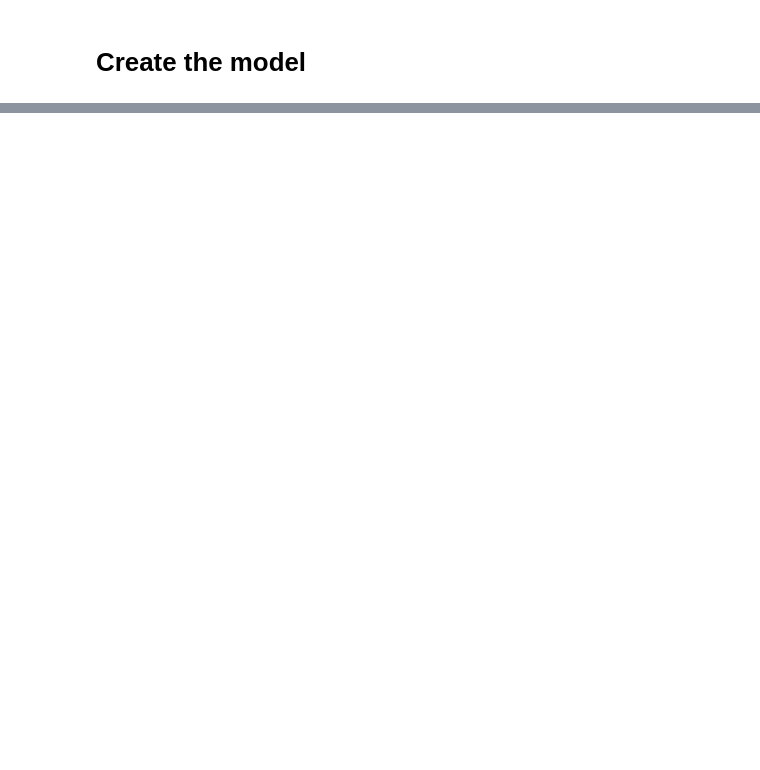
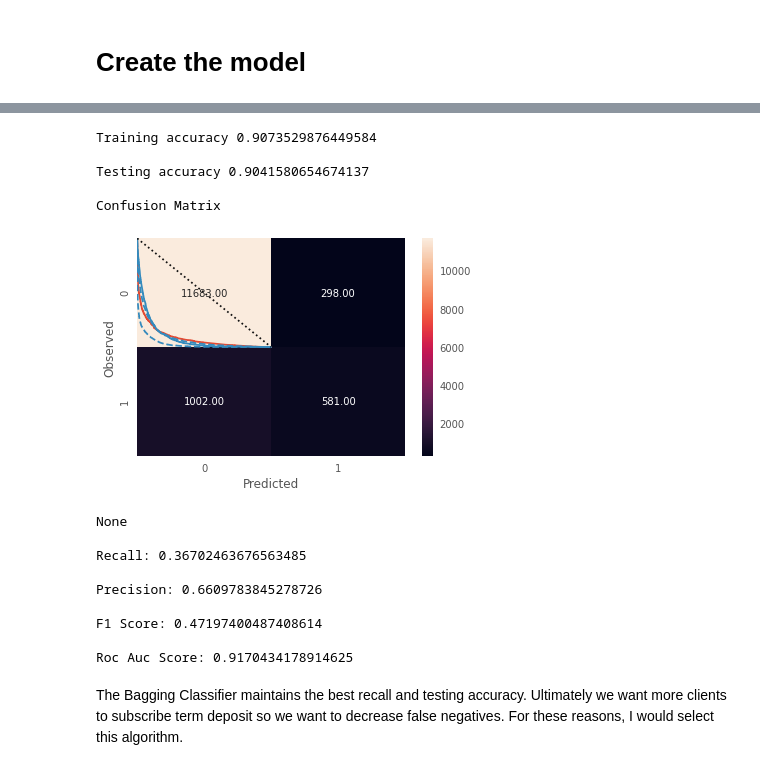
Before and after one commit to lauren-alexandra/subscription-prediction, a Jupyter notebook: Term_Deposit_Subscription_Prediction.ipynb, the cells around one changed output, grey strips where cells are left out. Drawn from its saved outputs; the diff is of its cells as text; code cells hidden in the pictures; blank space fills up the shorter version.

```diff
--- a/Term_Deposit_Subscription_Prediction.ipynb
+++ b/Term_Deposit_Subscription_Prediction.ipynb
@@ -265,0 +453,45 @@ the best algorithm and your reason behind it. (5 marks)
+# %%
+# GradientBoost Classifier
+
+from sklearn.ensemble import GradientBoostingClassifier
+gbcl = GradientBoostingClassifier(n_estimators = 50, learning_rate = 0.1, random_state=22)
+gbcl = gbcl.fit(X_train, y_train)
+
+y_predict = gbcl.predict(X_test)
+
+roc = ROCAUC(GradientBoostingClassifier(n_estimators = 50, learning_rate = 0.1, random_state=22))
+roc.fit(X_train, y_train)
+roc.score(X_test, y_test)
+
+print("Training accuracy", gbcl.score(X_train, y_train))
+print()
+print("Testing accuracy", gbcl.score(X_test, y_test))
+print()
+print('Confusion Matrix')
+print(draw_cm(y_test,y_predict))
+print()
+print("Recall:",recall_score(y_test,y_predict))
+print()
+print("Precision:",precision_score(y_test,y_predict))
+print()
+print("F1 Score:",f1_score(y_test,y_predict))
+print()
+print("Roc Auc Score:", roc.score(X_test, y_test))
+# %% [output]
+Training accuracy 0.9073529876449584
+
+Testing accuracy 0.9041580654674137
+
+Confusion Matrix
+[figure, added]
+None
+
+Recall: 0.36702463676563485
+
+Precision: 0.6609783845278726
+
+F1 Score: 0.47197400487408614
+
+Roc Auc Score: 0.9170434178914625
+# %% [markdown]
+The Bagging Classifier maintains the best recall and testing accuracy. Ultimately we want more clients to subscribe term deposit so we want to decrease false negatives. For these reasons, I would select this algorithm.
```
Also changed, not shown: parts of 15 cells of this notebook.
